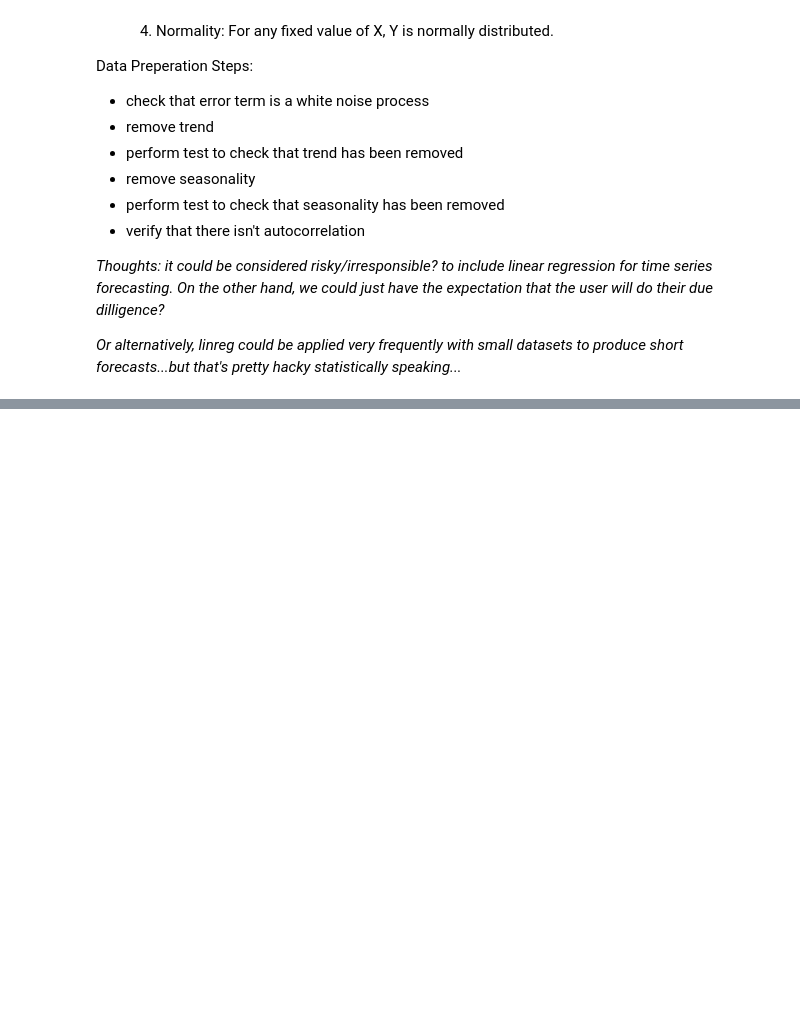
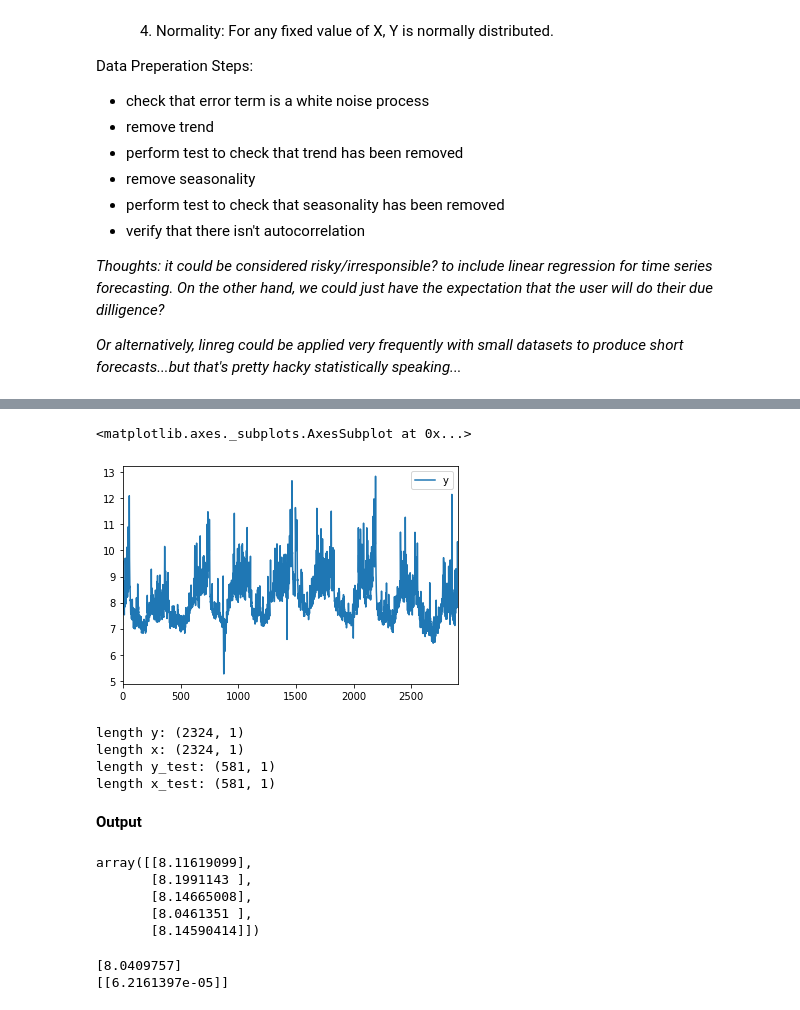
Before and after one commit to Anaisdg/Algorithm_Research, a Jupyter notebook: Forecasting/Linear_Regression/linreg/linreg.ipynb, the cells around one changed output, grey strips where cells are left out. Cells and saved outputs as stored; diff of their text form; code cells hidden in the pictures; blank space fills up the shorter version.

```diff
--- a/Forecasting/Linear_Regression/linreg/linreg.ipynb
+++ b/Forecasting/Linear_Regression/linreg/linreg.ipynb
@@ -33,0 +41,4 @@ Data Preperation Steps:
+# %%
+df = pd.read_csv('../data/example_wp_log_peyton_manning.csv')
+df['x'] = df.index
+df.head()
@@ -33,0 +52,5 @@ Data Preperation Steps:
+# %%
+df[['ds','y']].plot()
+# %% [output]
+<matplotlib.axes._subplots.AxesSubplot at 0x...>
+[figure, added]
@@ -33,0 +60,12 @@ Data Preperation Steps:
+# %%
+x = train['x'].values.reshape(-1,1)
+y = train['y'].values.reshape(-1,1)
+x_test = test['x'].values.reshape(-1,1)
+y_test = test['y'].values.reshape(-1,1)
+print(f"length y: {y.shape} \nlength x: {x.shape}")
+print(f"length y_test: {y_test.shape} \nlength x_test: {x_test.shape}")
+# %% [output]
+length y: (2324, 1)
+length x: (2324, 1)
+length y_test: (581, 1)
+length x_test: (581, 1)
@@ -33,0 +76,18 @@ Data Preperation Steps:
+# %% [markdown]
+**Output**
+# %%
+Y_pred[0:5]
+# %% [output]
+array([[8.11619099],
+       [8.1991143 ],
+       [8.14665008],
+       [8.0461351 ],
+       [8.14590414]])
+# %%
+#To retrieve the intercept:
+print(regressor.intercept_)
+#For retrieving the slope:
+print(regressor.coef_)
+# %% [output]
+[8.0409757]
+[[6.2161397e-05]]
```
Also changed, not shown: parts of 6 cells of this notebook, 3 other files.
